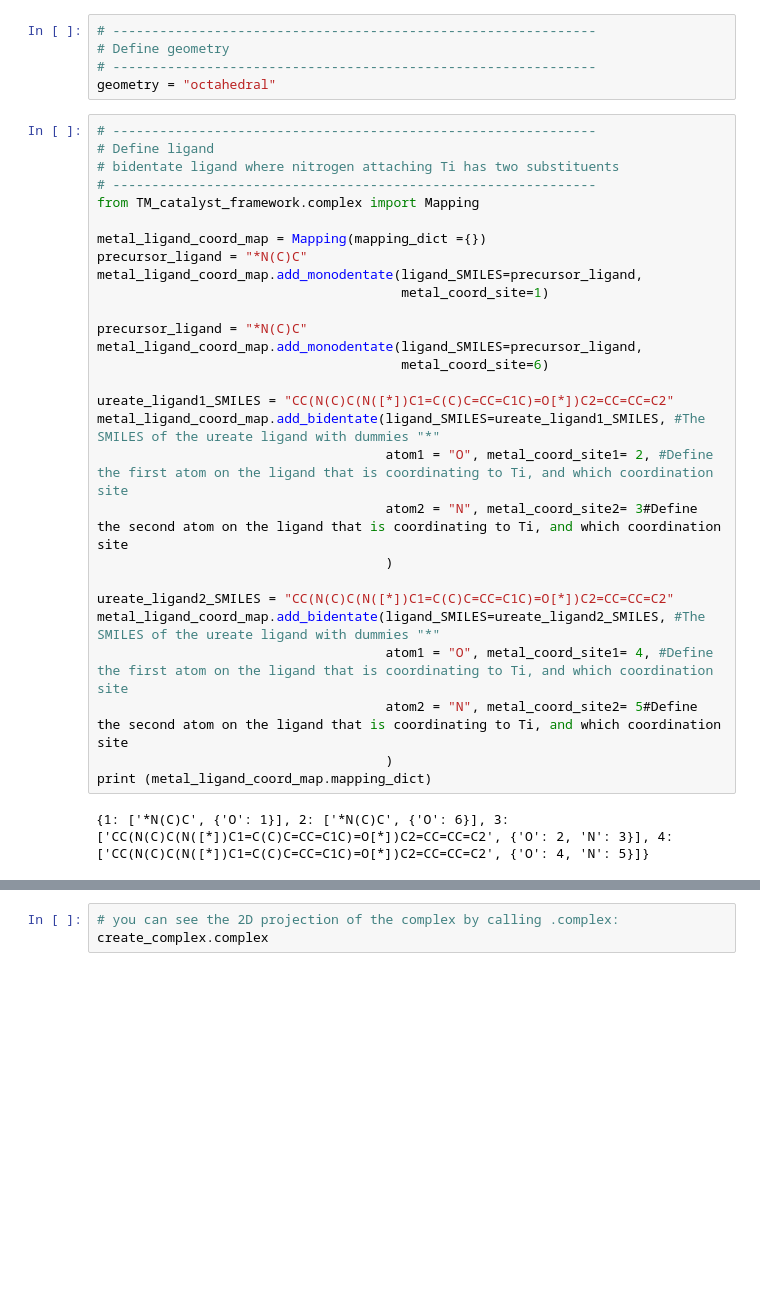
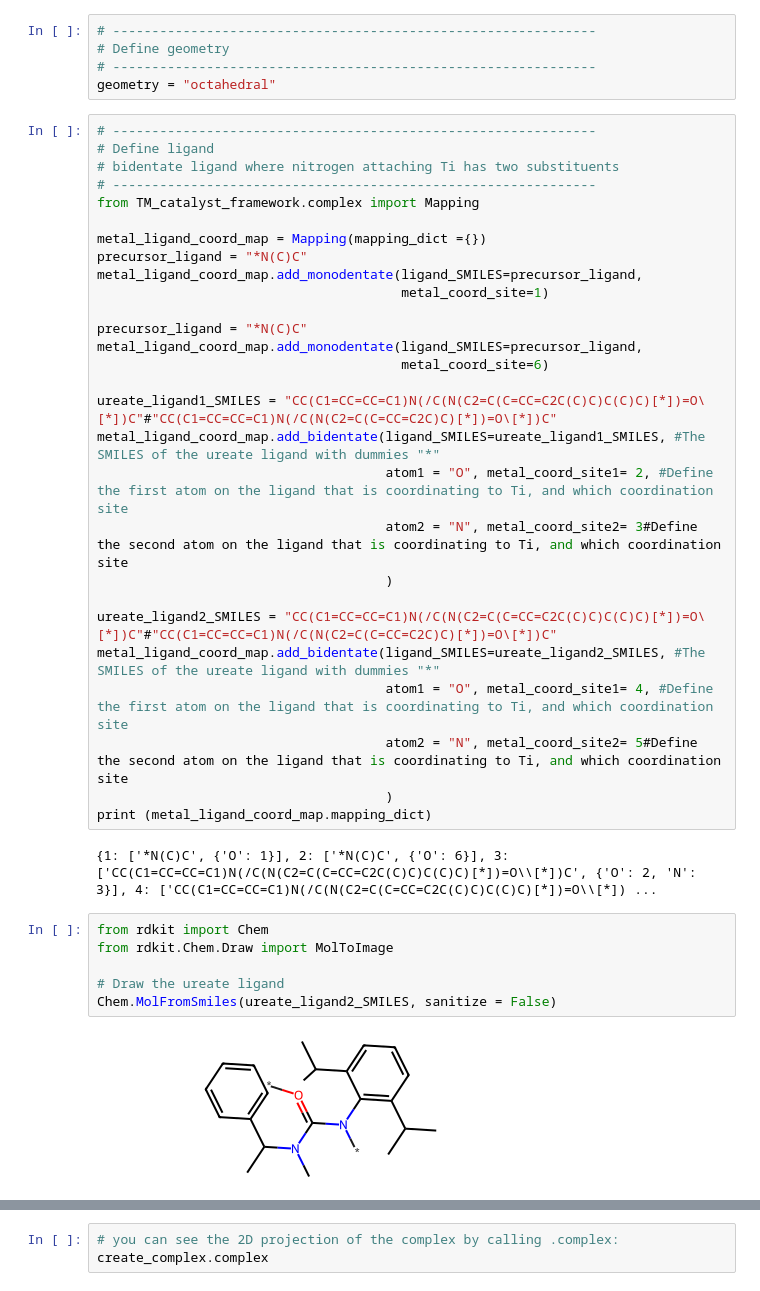
Before and after one commit to dmao1020/TM_catalyst_framework, a Jupyter notebook: src/TM_catalyst_framework/tutorial/ti_ureate_tutorial.ipynb, the cells around one changed output, grey strips where cells are left out. Cells and saved outputs as stored; diff of their text form; blank space fills up the shorter version.

```diff
--- a/src/TM_catalyst_framework/tutorial/ti_ureate_tutorial.ipynb
+++ b/src/TM_catalyst_framework/tutorial/ti_ureate_tutorial.ipynb
@@ -38,20 +38,28 @@ precursor_ligand = "*N(C)C"
 metal_ligand_coord_map.add_monodentate(ligand_SMILES=precursor_ligand,
                                        metal_coord_site=6)
 
-ureate_ligand1_SMILES = "CC(N(C)C(N([*])C1=C(C)C=CC=C1C)=O[*])C2=CC=CC=C2"
+ureate_ligand1_SMILES = "CC(C1=CC=CC=C1)N(/C(N(C2=C(C=CC=C2C(C)C)C(C)C)[*])=O\[*])C"#"CC(C1=CC=CC=C1)N(/C(N(C2=C(C=CC=C2C)C)[*])=O\[*])C"
 metal_ligand_coord_map.add_bidentate(ligand_SMILES=ureate_ligand1_SMILES, #The SMILES of the ureate ligand with dummies "*"
                                      atom1 = "O", metal_coord_site1= 2, #Define the first atom on the ligand that is coordinating to Ti, and which coordination site
                                      atom2 = "N", metal_coord_site2= 3#Define the second atom on the ligand that is coordinating to Ti, and which coordination site
                                      )
 
-ureate_ligand2_SMILES = "CC(N(C)C(N([*])C1=C(C)C=CC=C1C)=O[*])C2=CC=CC=C2"
+ureate_ligand2_SMILES = "CC(C1=CC=CC=C1)N(/C(N(C2=C(C=CC=C2C(C)C)C(C)C)[*])=O\[*])C"#"CC(C1=CC=CC=C1)N(/C(N(C2=C(C=CC=C2C)C)[*])=O\[*])C"
 metal_ligand_coord_map.add_bidentate(ligand_SMILES=ureate_ligand2_SMILES, #The SMILES of the ureate ligand with dummies "*"
                                      atom1 = "O", metal_coord_site1= 4, #Define the first atom on the ligand that is coordinating to Ti, and which coordination site
                                      atom2 = "N", metal_coord_site2= 5#Define the second atom on the ligand that is coordinating to Ti, and which coordination site
                                      )
 print (metal_ligand_coord_map.mapping_dict)
 # %% [output]
-{1: ['*N(C)C', {'O': 1}], 2: ['*N(C)C', {'O': 6}], 3: ['CC(N(C)C(N([*])C1=C(C)C=CC=C1C)=O[*])C2=CC=CC=C2', {'O': 2, 'N': 3}], 4: ['CC(N(C)C(N([*])C1=C(C)C=CC=C1C)=O[*])C2=CC=CC=C2', {'O': 4, 'N': 5}]}
+{1: ['*N(C)C', {'O': 1}], 2: ['*N(C)C', {'O': 6}], 3: ['CC(C1=CC=CC=C1)N(/C(N(C2=C(C=CC=C2C(C)C)C(C)C)[*])=O\\[*])C', {'O': 2, 'N': 3}], 4: ['CC(C1=CC=CC=C1)N(/C(N(C2=C(C=CC=C2C(C)C)C(C)C)[*])=O\\[*]) ...
+# %%
+from rdkit import Chem
+from rdkit.Chem.Draw import MolToImage
+
+# Draw the ureate ligand
+Chem.MolFromSmiles(ureate_ligand2_SMILES, sanitize = False)
+# %% [output]
+[figure, added]
 # %%
 print (metal_ligand_coord_map.mapping_dict)
 # %% [output]
```
Also changed, not shown: parts of 8 cells of this notebook, 6 other files.
